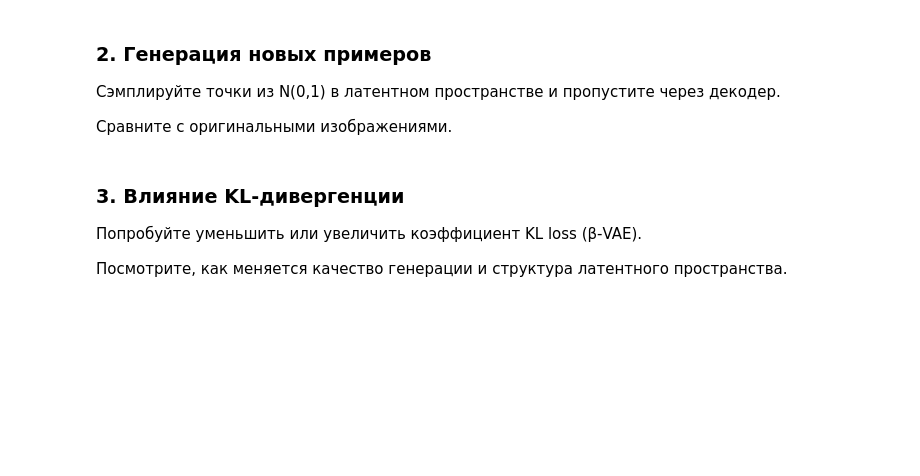
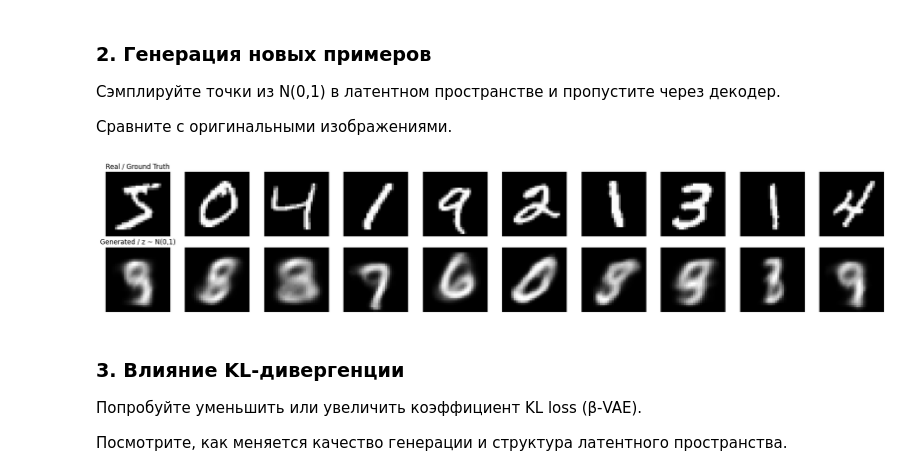
Before and after one commit to ZED-or-ZERO/Notes-on-ML-Courses., a Jupyter notebook: ML Course from ItechResearch/Lecture Tasks/Lecture_17.ipynb, the cells around one changed output. Saved outputs shown, nothing was run; the diff lists cells and outputs as text; code cells hidden in the pictures; blank space fills up the shorter version.

```diff
--- a/ML Course from ItechResearch/Lecture Tasks/Lecture_17.ipynb
+++ b/ML Course from ItechResearch/Lecture Tasks/Lecture_17.ipynb
@@ -328,6 +281,47 @@ with torch.no_grad():
 Сэмплируйте точки из N(0,1) в латентном пространстве и пропустите через декодер.
 
 Сравните с оригинальными изображениями.
+# %%
+def generate_and_compare(model, data_loader, device, num_samples=10):
+    model.eval() # Перевод в inference mode
+
+    # 1. Получение оригинальных изображений (Ground Truth)
+    real_data, _ = next(iter(data_loader))
+    real_images = real_data[:num_samples].view(-1, 28, 28).cpu().numpy()
+
+    # 2. Генерация новых изображений (Sampling from Prior)
+    with torch.no_grad():
+        # Сэмплируем векторы z из стандартного нормального распределения N(0,1)
+        # Размерность: [num_samples, latent_dim] -> [10, 2]
+        z_sampled = torch.randn(num_samples, 2).to(device)
+
+        # Пропускаем через Decoder p(x|z)
+        generated_data = model.decode(z_sampled)
+
+        # Reshape из плоского вектора 784 обратно в матрицу 28x28
+        generated_images = generated_data.view(-1, 28, 28).cpu().numpy()
+
+    # 3. Визуализация (Comparison Plot)
+    fig, axes = plt.subplots(2, num_samples, figsize=(num_samples * 2, 4))
+
+    for i in range(num_samples):
+        # Отрисовка Real Images
+        axes[0, i].imshow(real_images[i], cmap='gray')
+        axes[0, i].axis('off')
+        if i == 0: axes[0, i].set_title("Real / Ground Truth")
+
+        # Отрисовка Generated Images
+        axes[1, i].imshow(generated_images[i], cmap='gray')
+        axes[1, i].axis('off')
+        if i == 0: axes[1, i].set_title("Generated / z ~ N(0,1)")
+
+    plt.tight_layout()
+    plt.show()
+
+# Вызов функции
+generate_and_compare(model, train_dataloader, device, num_samples=10)
+# %% [output]
+[figure, added]
 # %% [markdown]
 ### 3. Влияние KL-дивергенции
 
```
Also changed, not shown: parts of 12 cells of this notebook, 11 other files.
